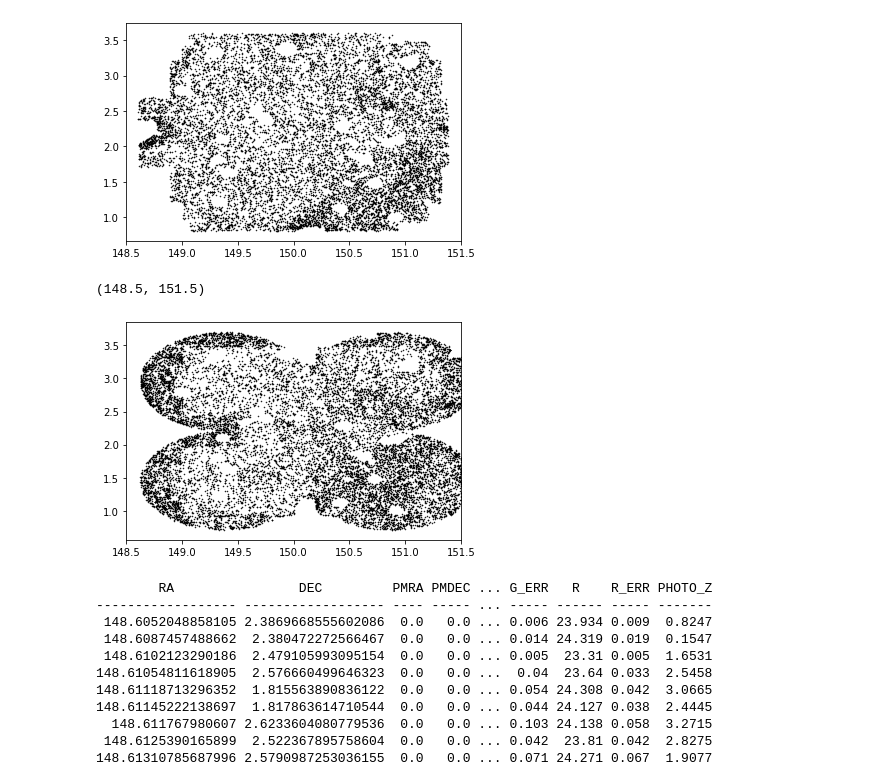
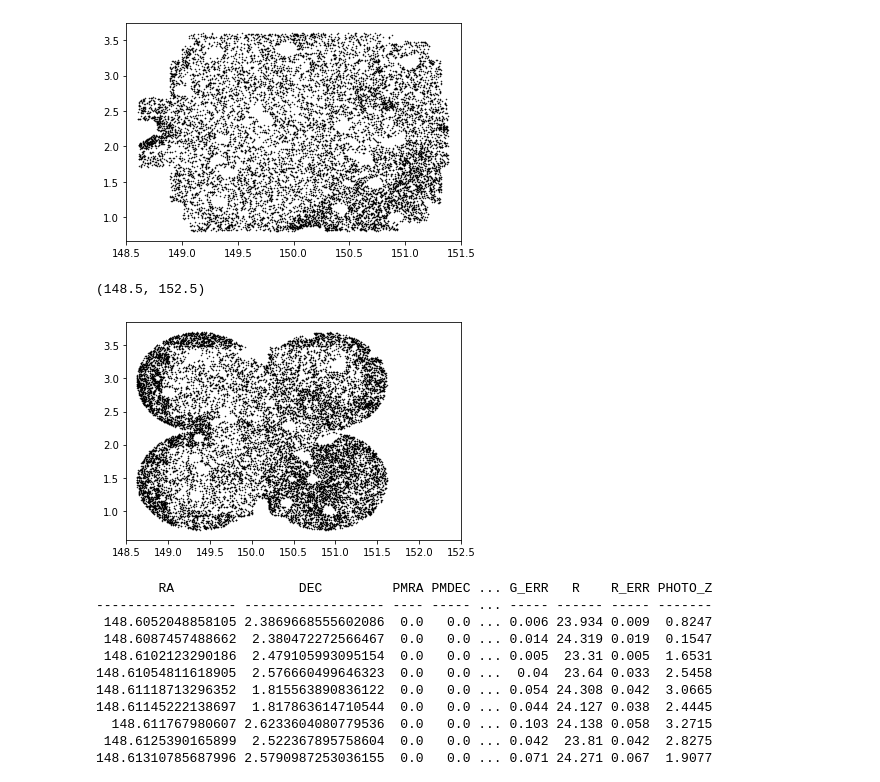
Before and after one commit to michaelJwilson/DESILBG, a Jupyter notebook: target/proposals/docs/master-comp.ipynb, the cells around one changed output. Drawn from its saved outputs; the diff is of its cells as text; code cells hidden in the pictures.

```diff
--- a/target/proposals/docs/master-comp.ipynb
+++ b/target/proposals/docs/master-comp.ipynb
@@ -72,10 +77,10 @@ pl.xlim(148.5, 151.5)
 [figure]
 # %%
 pl.plot(lbglae['RA'], lbglae['DEC'], marker='.', lw=0., c='k', markersize=1)
-pl.xlim(148.5, 151.5)
+pl.xlim(148.5, 152.5)
 # %% [output]
-(148.5, 151.5)
+(148.5, 152.5)
-[figure, old version]
+[figure, new version]
 # %%
 master_cosmos.sort('RA')
 # %%
```
Also changed, not shown: parts of 6 cells of this notebook, 2 other files.
